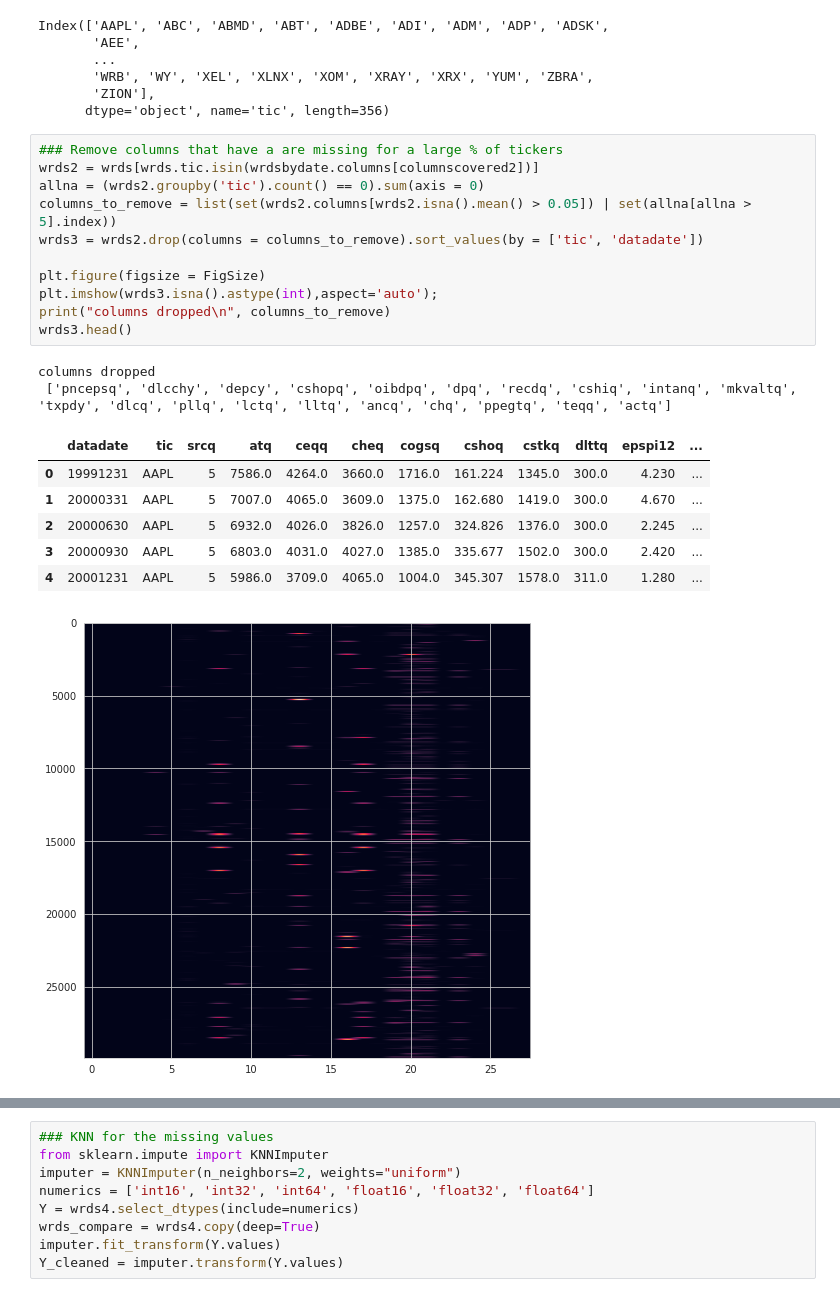
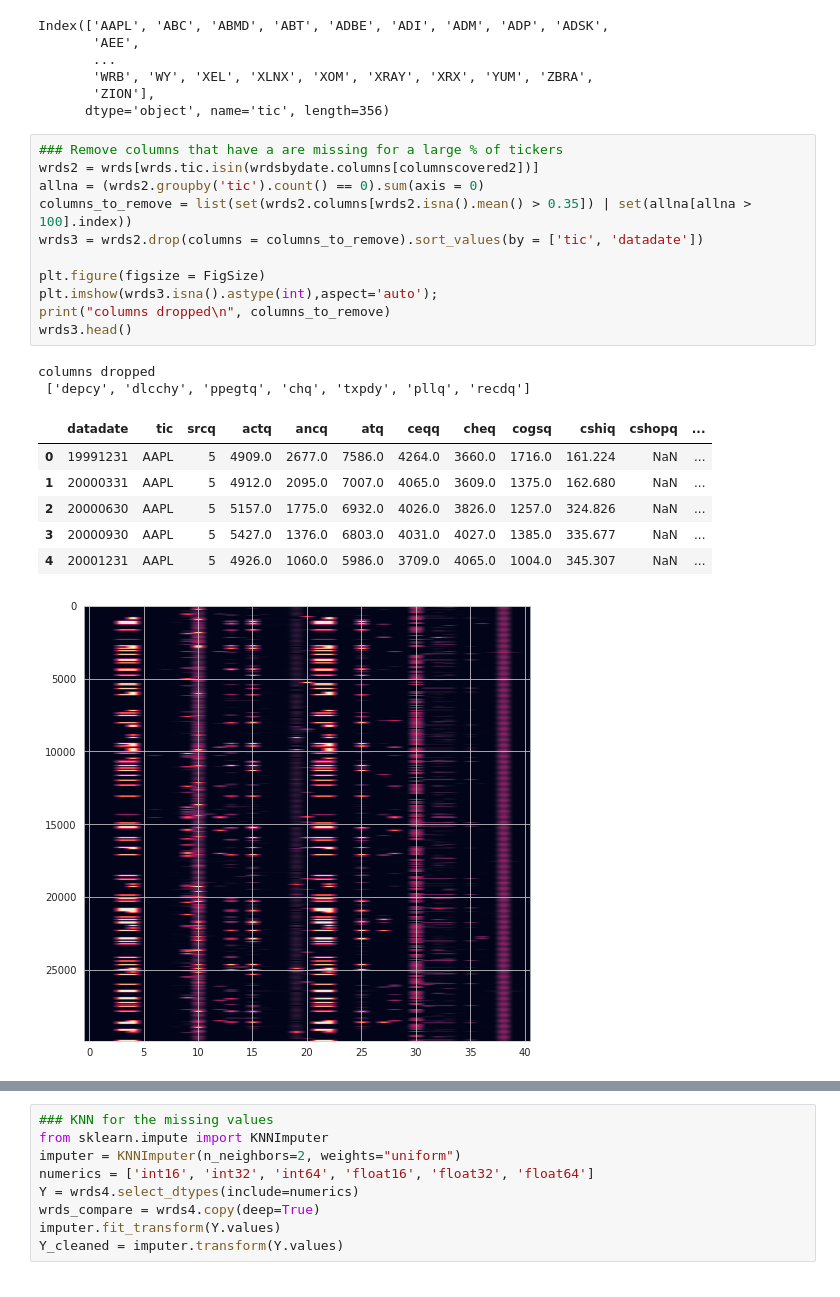
Before and after one commit to davidislip/SVM-and-MVO, a Jupyter notebook: Data_Processing.ipynb, the cells around one changed output, grey strips where cells are left out. Saved outputs shown, nothing was run; the diff lists cells and outputs as text.

```diff
--- a/Data_Processing.ipynb
+++ b/Data_Processing.ipynb
@@ -211,22 +213,22 @@ Index(['AAPL', 'ABC', 'ABMD', 'ABT', 'ADBE', 'ADI', 'ADM', 'ADP', 'ADSK',
 # %%
 ### Remove columns that have a are missing for a large % of tickers
 wrds2 = wrds[wrds.tic.isin(wrdsbydate.columns[columnscovered2])]
 allna = (wrds2.groupby('tic').count() == 0).sum(axis = 0)
-columns_to_remove = list(set(wrds2.columns[wrds2.isna().mean() > 0.05]) | set(allna[allna > 5].index))
+columns_to_remove = list(set(wrds2.columns[wrds2.isna().mean() > 0.35]) | set(allna[allna > 100].index))
 wrds3 = wrds2.drop(columns = columns_to_remove).sort_values(by = ['tic', 'datadate'])
 
 plt.figure(figsize = FigSize)
 plt.imshow(wrds3.isna().astype(int),aspect='auto');
 print("columns dropped\n", columns_to_remove)
 wrds3.head()
 # %% [output]
 columns dropped
- ['pncepsq', 'dlcchy', 'depcy', 'cshopq', 'oibdpq', 'dpq', 'recdq', 'cshiq', 'intanq', 'mkvaltq', 'txpdy', 'dlcq', 'pllq', 'lctq', 'lltq', 'ancq', 'chq', 'ppegtq', 'teqq', 'actq']
+ ['depcy', 'dlcchy', 'ppegtq', 'chq', 'txpdy', 'pllq', 'recdq']
-|  | datadate | tic | srcq | atq | ceqq | cheq | cogsq | cshoq | cstkq | dlttq | epspi12 | ... |
-| 0 | 19991231 | AAPL | 5 | 7586.0 | 4264.0 | 3660.0 | 1716.0 | 161.224 | 1345.0 | 300.0 | 4.230 | ... |
-| 1 | 20000331 | AAPL | 5 | 7007.0 | 4065.0 | 3609.0 | 1375.0 | 162.680 | 1419.0 | 300.0 | 4.670 | ... |
-| 2 | 20000630 | AAPL | 5 | 6932.0 | 4026.0 | 3826.0 | 1257.0 | 324.826 | 1376.0 | 300.0 | 2.245 | ... |
-| 3 | 20000930 | AAPL | 5 | 6803.0 | 4031.0 | 4027.0 | 1385.0 | 335.677 | 1502.0 | 300.0 | 2.420 | ... |
-| 4 | 20001231 | AAPL | 5 | 5986.0 | 3709.0 | 4065.0 | 1004.0 | 345.307 | 1578.0 | 311.0 | 1.280 | ... |
+|  | datadate | tic | srcq | actq | ancq | atq | ceqq | cheq | cogsq | cshiq | cshopq | ... |
+| 0 | 19991231 | AAPL | 5 | 4909.0 | 2677.0 | 7586.0 | 4264.0 | 3660.0 | 1716.0 | 161.224 | NaN | ... |
+| 1 | 20000331 | AAPL | 5 | 4912.0 | 2095.0 | 7007.0 | 4065.0 | 3609.0 | 1375.0 | 162.680 | NaN | ... |
+| 2 | 20000630 | AAPL | 5 | 5157.0 | 1775.0 | 6932.0 | 4026.0 | 3826.0 | 1257.0 | 324.826 | NaN | ... |
+| 3 | 20000930 | AAPL | 5 | 5427.0 | 1376.0 | 6803.0 | 4031.0 | 4027.0 | 1385.0 | 335.677 | NaN | ... |
+| 4 | 20001231 | AAPL | 5 | 4926.0 | 1060.0 | 5986.0 | 3709.0 | 4065.0 | 1004.0 | 345.307 | NaN | ... |
-[figure, old version]
+[figure, new version]
 # %%
```
Also changed, not shown: parts of 28 cells of this notebook.
